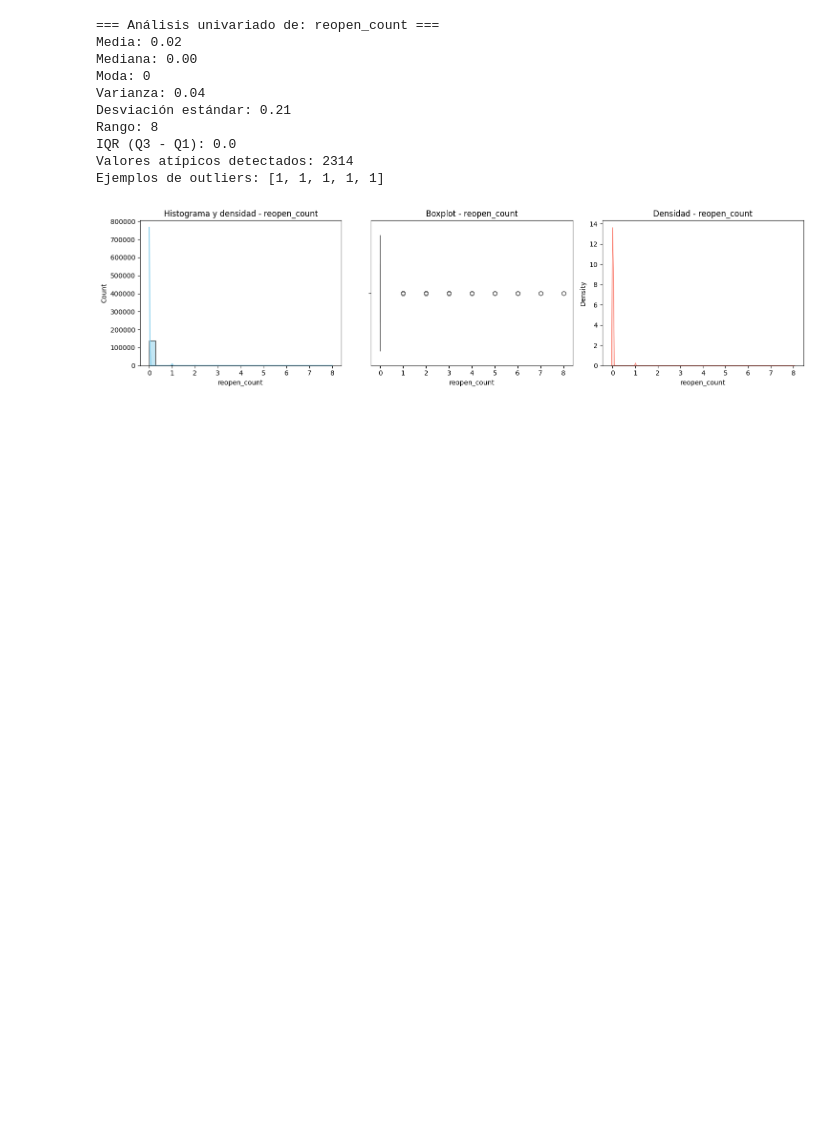
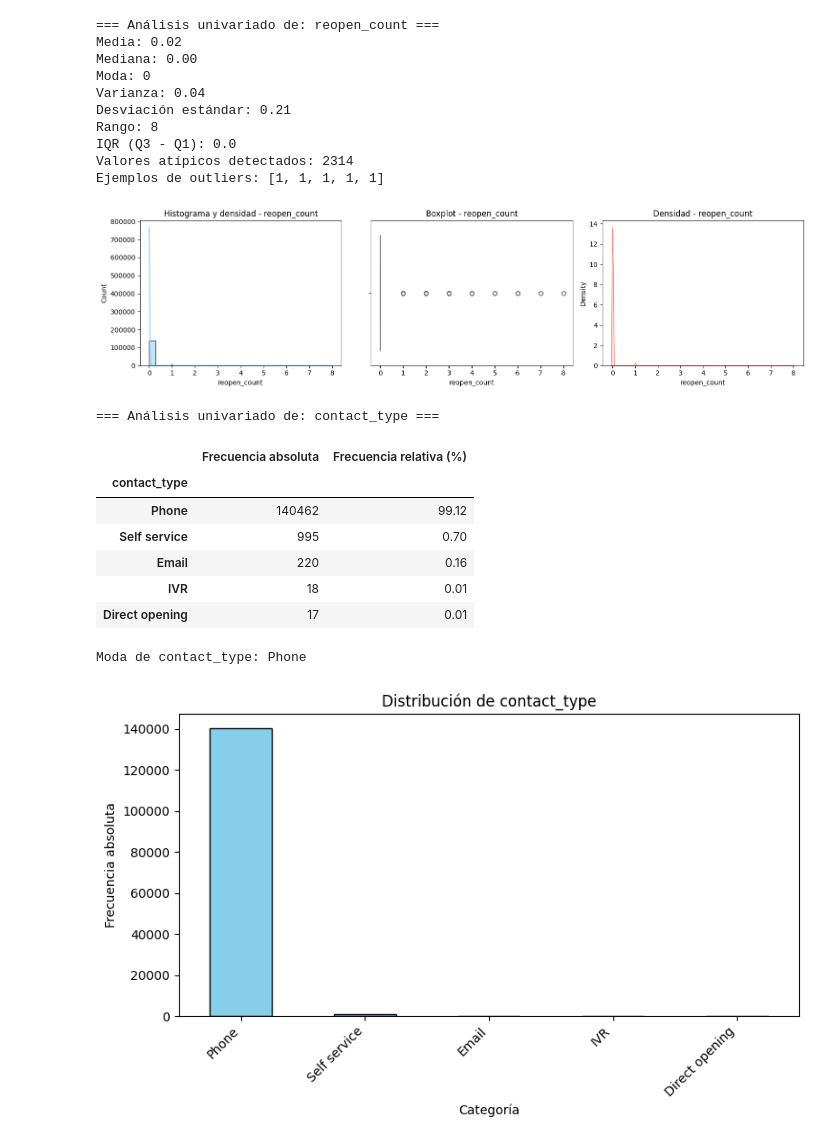
Before and after one commit to smelomunoz/Repo_Proyecto_1, a Jupyter notebook: Tarea_2/Exploracion_datos.ipynb, the cells around one changed output. Saved outputs shown, nothing was run; the diff lists cells and outputs as text; code cells hidden in the pictures; blank space fills up the shorter version.

Commit message:
Análisis univariado de tipo de contacto

```diff
--- a/Tarea_2/Exploracion_datos.ipynb
+++ b/Tarea_2/Exploracion_datos.ipynb
@@ -267,3 +267,48 @@ IQR (Q3 - Q1): 0.0
 Valores atípicos detectados: 2314
 Ejemplos de outliers: [1, 1, 1, 1, 1]
 [figure]
+# %%
+# Variable categórica de interés
+col = "contact_type"
+
+print(f"\n=== Análisis univariado de: {col} ===")
+
+# Frecuencias absoluta y relativa
+frec_abs = df[col].value_counts(dropna=False)
+frec_rel = df[col].value_counts(normalize=True, dropna=False) * 100
+
+# Tabla combinada
+tabla = pd.DataFrame({
+    "Frecuencia absoluta": frec_abs,
+    "Frecuencia relativa (%)": frec_rel.round(2)
+})
+
+display(tabla)
+
+# Moda
+moda = df[col].mode()
+if not moda.empty:
+    print(f"Moda de {col}: {moda.iloc[0]}")
+else:
+    print(f"Moda de {col}: no se pudo calcular (columna vacía o solo NaN)")
+
+# Gráfico de barras (frecuencia absoluta)
+plt.figure(figsize=(8,5))
+frec_abs.plot(kind="bar", color="skyblue", edgecolor="black")
+plt.title(f"Distribución de {col}")
+plt.xlabel("Categoría")
+plt.ylabel("Frecuencia absoluta")
+plt.xticks(rotation=45, ha="right")
+plt.tight_layout()
+plt.show()
+# %% [output]
+=== Análisis univariado de: contact_type ===
+|  | Frecuencia absoluta | Frecuencia relativa (%) |
+| contact_type |  |  |
+| Phone | 140462 | 99.12 |
+| Self service | 995 | 0.70 |
+| Email | 220 | 0.16 |
+| IVR | 18 | 0.01 |
+| Direct opening | 17 | 0.01 |
+Moda de contact_type: Phone
+[figure, added]
```
